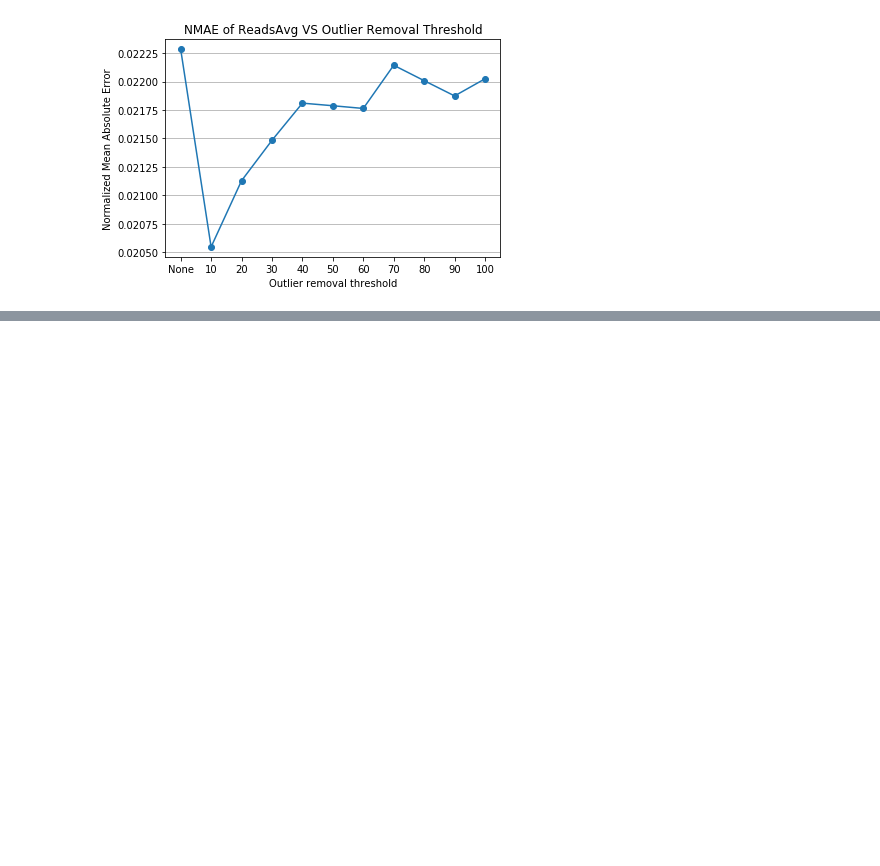
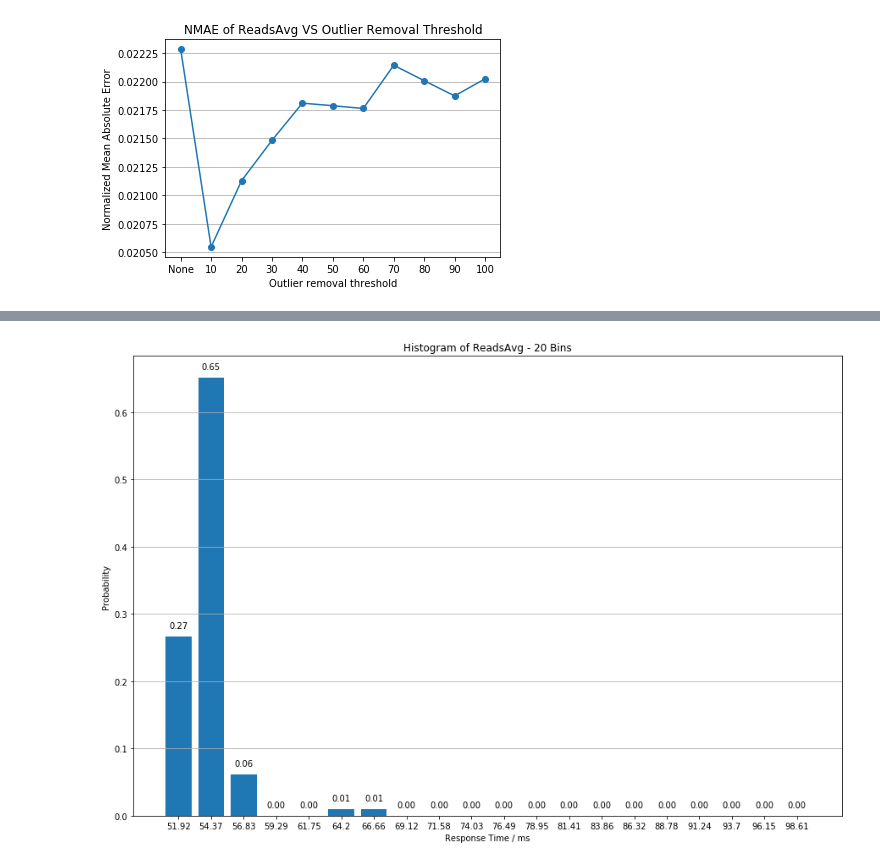
Before and after one commit to Will1998/Network-Analytics, a Jupyter notebook: Project1.ipynb, the cells around one changed output, grey strips where cells are left out. Drawn from its saved outputs; the diff is of its cells as text; code cells hidden in the pictures; blank space fills up the shorter version.

Commit message:
Add random forest classifier

```diff
--- a/Project1.ipynb
+++ b/Project1.ipynb
@@ -907,0 +1004,3 @@ plt.show()
+# %%
+trainLabelY = np.ravel(trainLabelY)
+trainLabelY
@@ -907,0 +1009,3 @@ plt.show()
+# %%
+clf = RandomForestClassifier(n_estimators=100, max_depth=25)
+clf.fit(trainClassX, trainLabelY)
@@ -907,0 +1020,3 @@ plt.show()
+# %%
+predicted_prob = clf.predict_proba(testClassX)
+predicted_class = clf.predict(testClassX)
@@ -907,0 +1039,5 @@ plt.show()
+# %%
+hist1 = np.ravel(predicted_prob[0]).tolist()
+hist1.insert(13,0.0)
+hist1.insert(17,0.0)
+hist1
@@ -907,0 +1065,15 @@ plt.show()
+# %%
+fig = plt.figure(figsize =(15, 10))
+bins = [str(round(item, 2)) for item in avgValue]
+binDensity  = hist1
+plt.bar(bins, binDensity)
+plt.xlabel('Response Time / ms')
+plt.ylabel('Probability')
+plt.title('Histogram of ReadsAvg - 20 Bins')
+plt.grid()
+plt.grid(axis='x')
+for a,b in zip(bins, binDensity):
+    plt.text(a, b+0.01, '%.2f' % b, ha='center', va= 'bottom',fontsize=10)
+plt.show()
+# %% [output]
+[figure, added]
```
Also changed, not shown: parts of 25 cells of this notebook.
